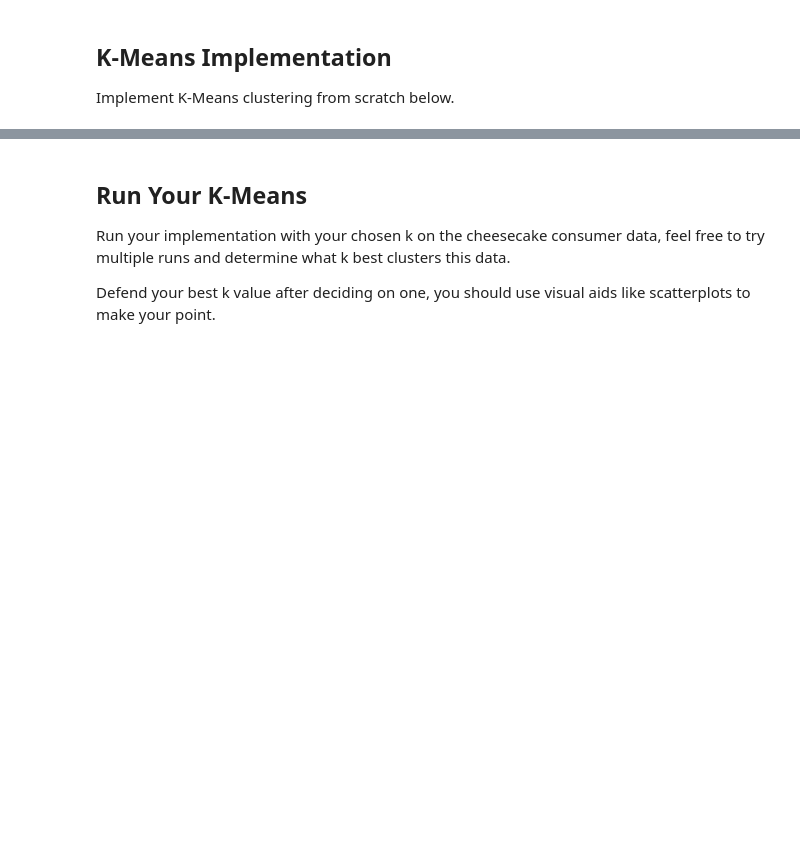
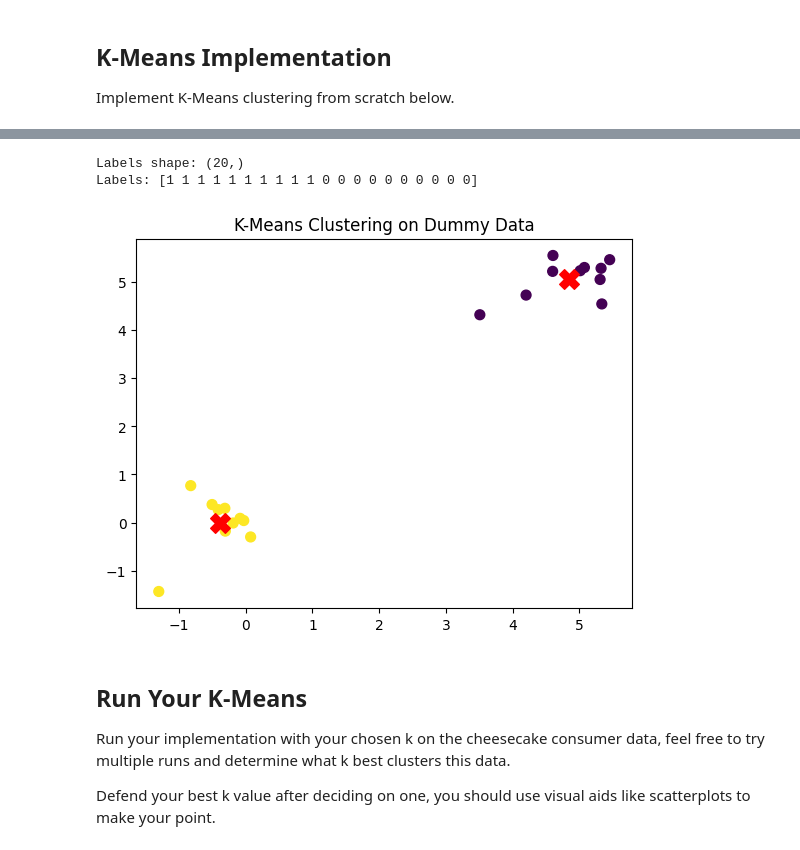
Before and after one commit to 7sr7/Intro-to-AI-HW2, a Jupyter notebook: Silvestre_Intro_to_AI_HW_2.ipynb, the cells around one changed output, grey strips where cells are left out. Saved outputs shown, nothing was run; the diff lists cells and outputs as text; code cells hidden in the pictures; blank space fills up the shorter version.

```diff
--- a/Silvestre_Intro_to_AI_HW_2.ipynb
+++ b/Silvestre_Intro_to_AI_HW_2.ipynb
@@ -884,0 +682,8 @@ except:
+# %%
+# gender may be an interesting factor to contribute to clustering...
+# however, it is represented as a string and does not "fit" well with the other
+# columns which are numeric.
+#
+# thus, making a new column to map each gender to a number that we can then use...
+df['isMale'] = df['Gender'].map({'Female': 0, 'Male': 1})
+df.head()
@@ -884,0 +710,6 @@ except:
+# %%
+# i chose to drop customer number because this is just an increment and i believe
+# it does not tell us anything about how to classify the data in clusters
+dfDropped = df.drop(columns = ["CustomerNo", "Gender"])
+
+dfDropped.head()
@@ -910,3 +833,24 @@ Implement K-Means clustering from scratch below.
+# %%
+# testing...
+labels, centroids = kmeans(X_test, k=2, maxItr=100, tol=1e-4)
+
+print("Labels shape:", labels.shape)
+print("Labels:", labels)
+
+# sys.exit(1)
+
+# # Plot points colored by cluster label
+plt.scatter(X_test[:, 0], X_test[:, 1], c=labels, cmap='viridis', s=50)
+
+# Plot the centroids as red Xs
+plt.scatter(centroids[:, 0], centroids[:, 1], c='red', s=200, marker='X')
+
+plt.title("K-Means Clustering on Dummy Data")
+plt.show()
+# %% [output]
+Labels shape: (20,)
+Labels: [1 1 1 1 1 1 1 1 1 1 0 0 0 0 0 0 0 0 0 0]
+[figure, added]
 # %% [markdown]
 ## Run Your K-Means
 
```
Also changed, not shown: parts of 44 cells of this notebook.
